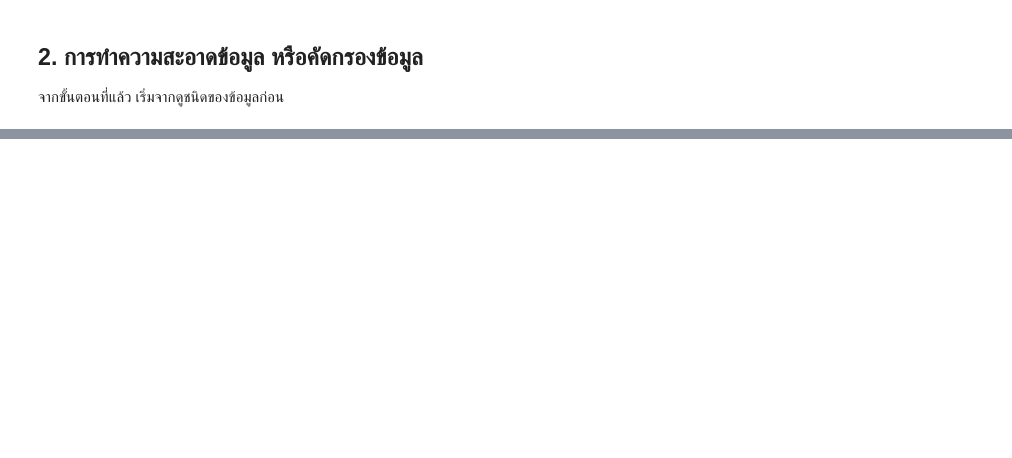
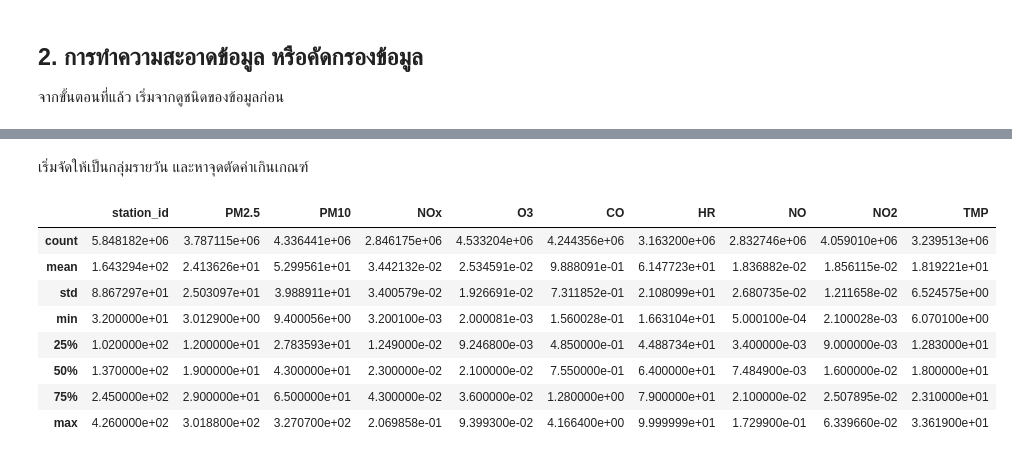
Before and after one commit to 4KV6/Data-Analysis-Project, a Jupyter notebook: code/2data_clean.ipynb, the cells around one changed output, grey strips where cells are left out. Cells and saved outputs as stored; diff of their text form; code cells hidden in the pictures; blank space fills up the shorter version.

```diff
--- a/code/2data_clean.ipynb
+++ b/code/2data_clean.ipynb
@@ -51,0 +162,22 @@ memory usage: 1.2+ GB
+# %% [markdown]
+เริ่มจัดให้เป็นกลุ่มรายวัน และหาจุดตัดค่าเกินเกณฑ์
+# %%
+high_all_cut = data_hourly.quantile(q=0.985, numeric_only=True)
+low_all_cut = data_hourly.quantile(q=0.05, numeric_only=True)
+# %%
+for col in describe_col[2:]:
+    data_cut_all = data_hourly.loc[(data_hourly[col] > low_all_cut[col]) & (data_hourly[col] < high_all_cut[col])]
+    data_hourly.loc[:, (col)] = [np.nan] * data_hourly.shape[0]
+    data_hourly.loc[data_cut_all.index, (col)] = data_cut_all
+# %%
+data_hourly.describe()
+# %% [output]
+|  | station_id | PM2.5 | PM10 | NOx | O3 | CO | HR | NO | NO2 | TMP |
+| count | 5.848182e+06 | 3.787115e+06 | 4.336441e+06 | 2.846175e+06 | 4.533204e+06 | 4.244356e+06 | 3.163200e+06 | 2.832746e+06 | 4.059010e+06 | 3.239513e+06 |
+| mean | 1.643294e+02 | 2.413626e+01 | 5.299561e+01 | 3.442132e-02 | 2.534591e-02 | 9.888091e-01 | 6.147723e+01 | 1.836882e-02 | 1.856115e-02 | 1.819221e+01 |
+| std | 8.867297e+01 | 2.503097e+01 | 3.988911e+01 | 3.400579e-02 | 1.926691e-02 | 7.311852e-01 | 2.108099e+01 | 2.680735e-02 | 1.211658e-02 | 6.524575e+00 |
+| min | 3.200000e+01 | 3.012900e+00 | 9.400056e+00 | 3.200100e-03 | 2.000081e-03 | 1.560028e-01 | 1.663104e+01 | 5.000100e-04 | 2.100028e-03 | 6.070100e+00 |
+| 25% | 1.020000e+02 | 1.200000e+01 | 2.783593e+01 | 1.249000e-02 | 9.246800e-03 | 4.850000e-01 | 4.488734e+01 | 3.400000e-03 | 9.000000e-03 | 1.283000e+01 |
+| 50% | 1.370000e+02 | 1.900000e+01 | 4.300000e+01 | 2.300000e-02 | 2.100000e-02 | 7.550000e-01 | 6.400000e+01 | 7.484900e-03 | 1.600000e-02 | 1.800000e+01 |
+| 75% | 2.450000e+02 | 2.900000e+01 | 6.500000e+01 | 4.300000e-02 | 3.600000e-02 | 1.280000e+00 | 7.900000e+01 | 2.100000e-02 | 2.507895e-02 | 2.310000e+01 |
+| max | 4.260000e+02 | 3.018800e+02 | 3.270700e+02 | 2.069858e-01 | 9.399300e-02 | 4.166400e+00 | 9.999999e+01 | 1.729900e-01 | 6.339660e-02 | 3.361900e+01 |
```
Also changed, not shown: parts of 44 cells of this notebook, 1 other file.
